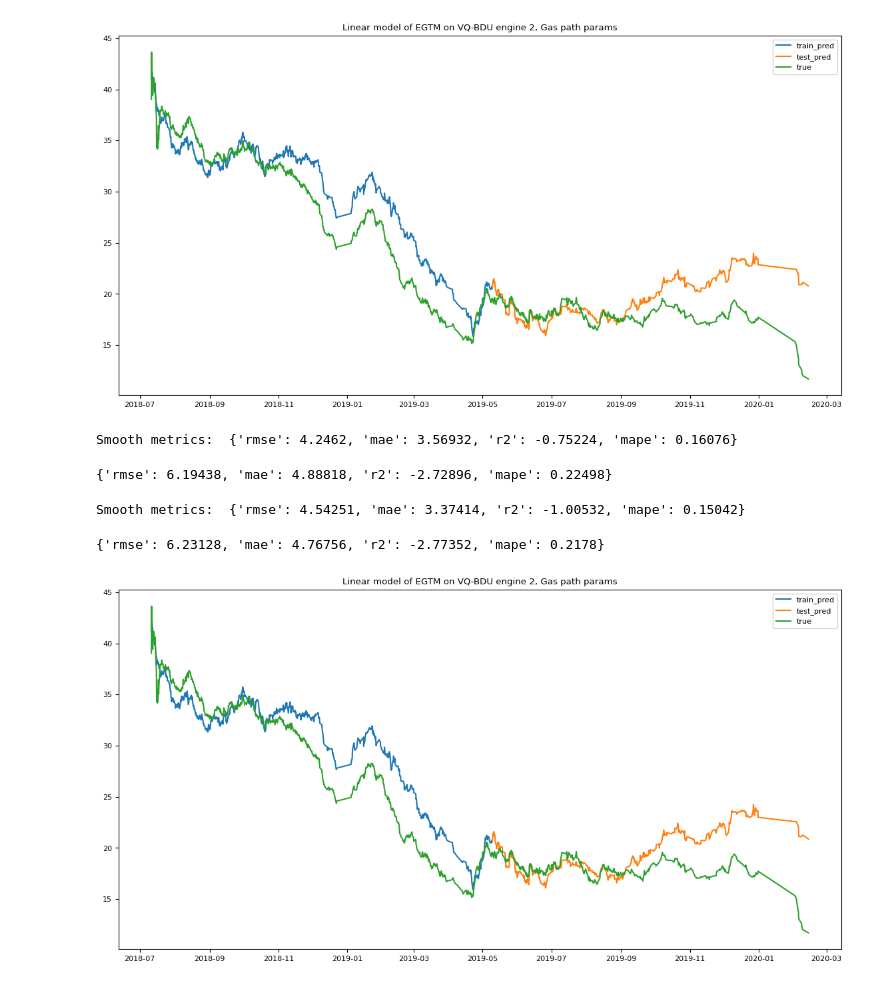
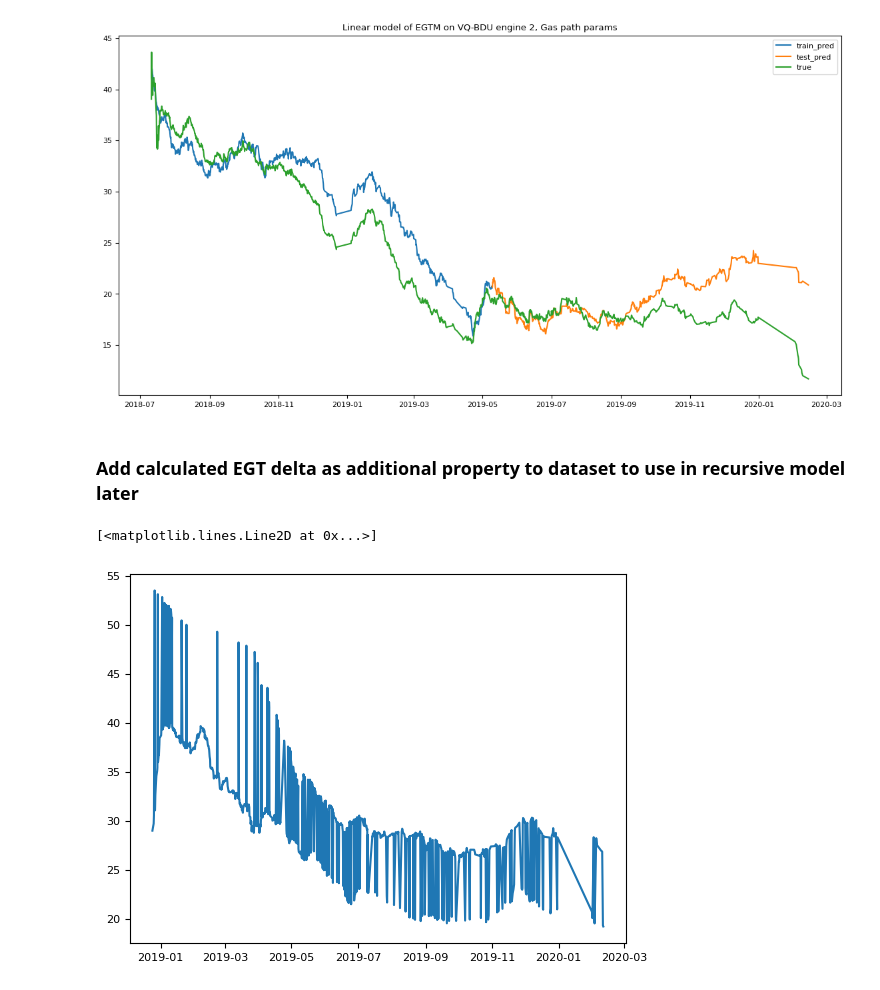
Before and after one commit to skeptlk/ecm, a Jupyter notebook: ex11_deltas.ipynb, the cells around one changed output. Cells and saved outputs as stored; diff of their text form; code cells hidden in the pictures.

```diff
--- a/ex11_deltas.ipynb
+++ b/ex11_deltas.ipynb
@@ -273,15 +335,3 @@ Smooth metrics:  {'rmse': 3.82485, 'mae': 2.97605, 'r2': -0.42174, 'mape': 0.132
 plot_predictions(data, 'VQ-BDU', 2, train_i, predicted_test['pred'], predicted_train['pred'], is_smooth=True, alpha=0.05)
 # %% [output]
 [figure]
-# %%
-data = pd.concat([correct(bgu), correct(bdu)]).sort_values('reportts').reset_index()
-
-X = data.drop(columns=(y_cols))
-y = data['egtm']
-
-metrics, model, predicted_train, predicted_test, train_i, y_test = train_model_bleed(X, y, bleed_param='nai')
-
-metrics
-# %% [output]
-Smooth metrics:  {'rmse': 4.2462, 'mae': 3.56932, 'r2': -0.75224, 'mape': 0.16076}
-{'rmse': 6.19438, 'mae': 4.88818, 'r2': -2.72896, 'mape': 0.22498}
@@ -322,16 +338,17 @@ def train_model_bleed_alt(X, y, bleed_param='prv'):
-# %%
-data = pd.concat([correct(bgu), correct(bdu)]).sort_values('reportts').reset_index()
-
-X = data.drop(columns=(y_cols))
-y = data['egtm']
-
-metrics, model, predicted_train, predicted_test, train_i, y_test = train_model_bleed_alt(X, y, bleed_param='prv')
-
-metrics
-# %% [output]
-Smooth metrics:  {'rmse': 4.54251, 'mae': 3.37414, 'r2': -1.00532, 'mape': 0.15042}
-{'rmse': 6.23128, 'mae': 4.76756, 'r2': -2.77352, 'mape': 0.2178}
-# %%
-plot_predictions(data, 'VQ-BDU', 2, train_i, predicted_test['pred'], predicted_train['pred'], is_smooth=True, alpha=0.05)
-# %% [output]
-[figure, removed]
+# %% [markdown]
+### Add calculated EGT delta as additional property to dataset to use in recursive model later
+# %%
+def add_egt_delta_to_dataset(dataset: pd.DataFrame, bleed_param='prv'):
+  for acnum in fleet:
+    for pos in [1, 2]:
+      for bleed in [0, 1]:
+        subset_index = (dataset['pos'] == pos) & (dataset['acnum'] == acnum) & (dataset[bleed_param] == bleed)
+        baseline = train_engine_baseline(dataset[subset_index])
+        egt_delta = compute_egtm(dataset[subset_index], baseline)
+        egt_delta_smooth = smooth(egt_delta, 0.05)
+        dataset.loc[subset_index, 'egt_delta'] = egt_delta
+        dataset.loc[subset_index, 'egt_delta_smooth'] = egt_delta_smooth
+
+  return dataset
+# %%
+dataset_with_delta = add_egt_delta_to_dataset(data)
@@ -337,0 +357,6 @@ plot_predictions(data, 'VQ-BDU', 2, train_i, predicted_test['pred'], predicted_t
+# %%
+dd = dataset_with_delta.query('acnum=="VQ-BGU" and pos==1')
+plt.plot(dd['reportts'], dd['egt_delta_smooth'])
+# %% [output]
+[<matplotlib.lines.Line2D at 0x...>]
+[figure, added]
```
Also changed, not shown: parts of 8 cells of this notebook, 2 other files.
